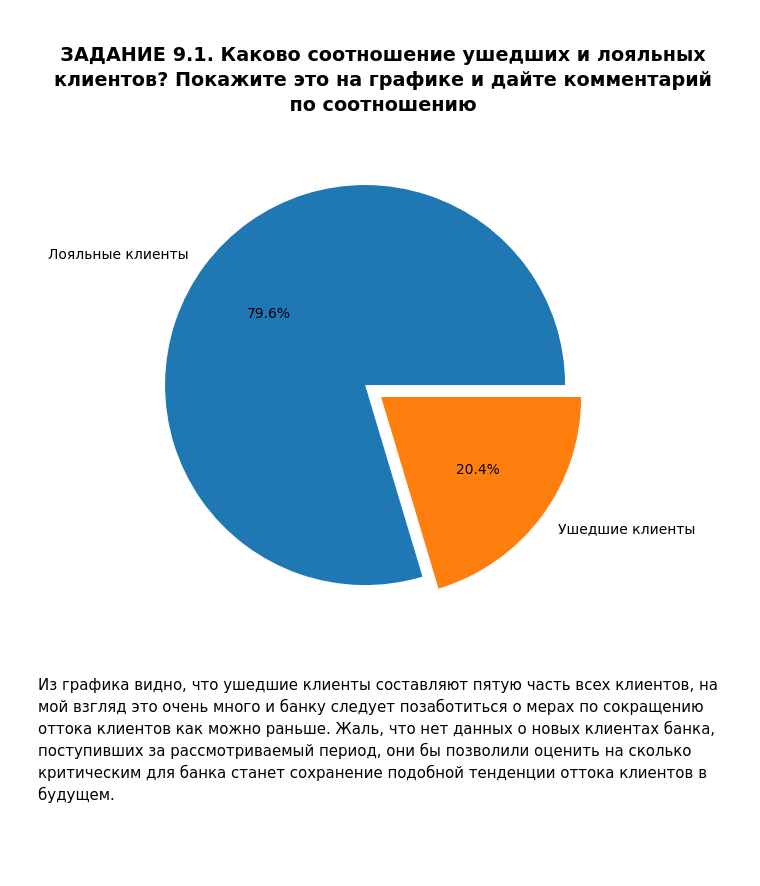
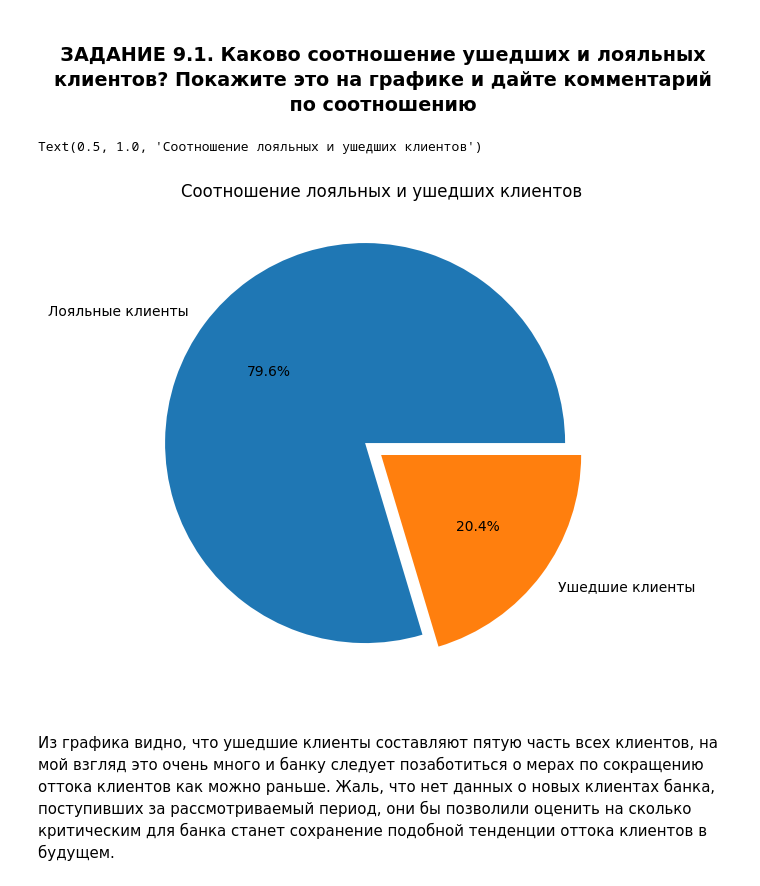
Before and after one commit to Oksana8346/project_1, a Jupyter notebook: my_work_visualization.ipynb, the cells around one changed output. Saved outputs shown, nothing was run; the diff lists cells and outputs as text; code cells hidden in the pictures; blank space fills up the shorter version.

```diff
--- a/my_work_visualization.ipynb
+++ b/my_work_visualization.ipynb
@@ -27,17 +27,18 @@ display(churn_data.head())
 # %%
 churn_data1=churn_data.copy() #создаем копию данных, чтобы не повредить исходные данные совершая обработку данных
 pie_data_1=churn_data1['Exited'].value_counts() #Определяем количество клиентов банка по статусу лояльности
 
 fig = plt.figure(figsize=(5, 5))
 axes = fig.add_axes([0, 0, 1, 1])
 axes.pie(
     pie_data_1,
     labels=["Лояльные клиенты", "Ушедшие клиенты"],
     autopct='%.1f%%',
-    explode = [0.1, 0]
-);
+    explode = [0.1, 0]);
+axes.set_title('Соотношение лояльных и ушедших клиентов')
 # %% [output]
+Text(0.5, 1.0, 'Соотношение лояльных и ушедших клиентов')
-[figure, old version]
+[figure, new version]
 # %% [markdown]
 Из графика видно, что ушедшие клиенты составляют пятую часть всех клиентов, на мой взгляд это очень много и банку следует позаботиться о мерах по сокращению оттока клиентов как можно раньше. Жаль, что нет данных о новых клиентах банка, поступивших за рассмотриваемый период, они бы позволили оценить на сколько критическим для банка станет сохранение подобной тенденции оттока  клиентов в будущем.
 # %% [markdown]
```
Also changed, not shown: parts of 7 cells of this notebook.
